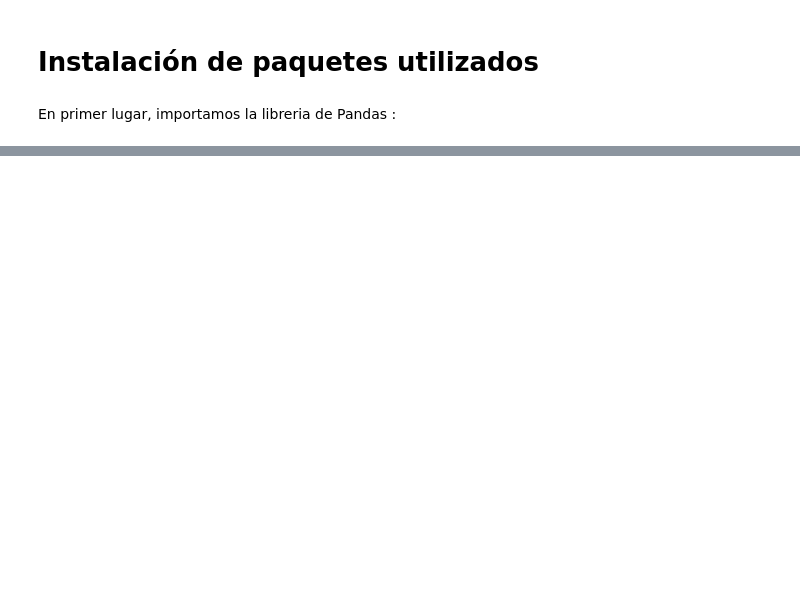
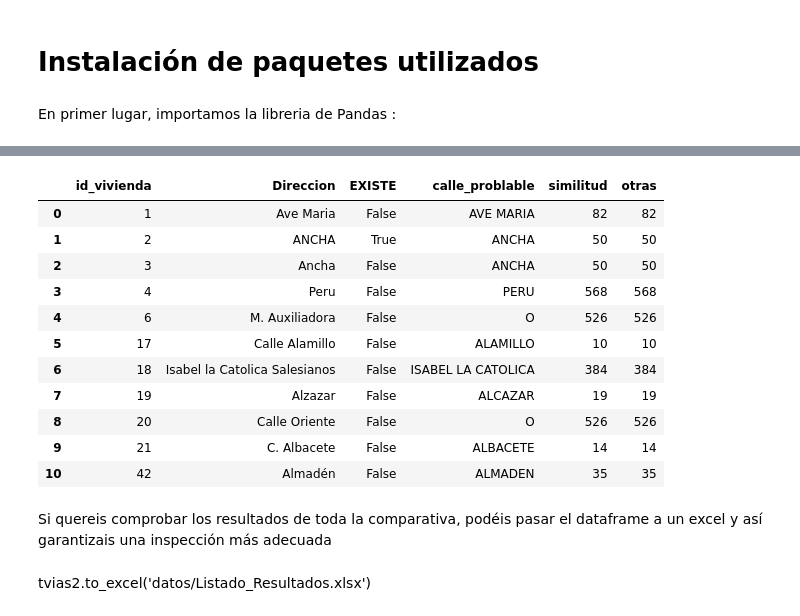
Before and after one commit to mbenaventc/FuzzyWuzzyLinkedin, a Jupyter notebook: FuzzyCoincidencias.ipynb, the cells around one changed output, grey strips where cells are left out. Cells and saved outputs as stored; diff of their text form; code cells hidden in the pictures; blank space fills up the shorter version.

```diff
--- a/FuzzyCoincidencias.ipynb
+++ b/FuzzyCoincidencias.ipynb
@@ -101,0 +175,14 @@ hr.head(35)
+# %%
+calle_probable = []
+probabilidad = []
+
+for i in tvias.Direccion:
+        ratio = process.extract( i, cvias.NOMBRE_VIA, limit=1)
+        calle_probable.append(ratio[0][0])
+        probabilidad.append(ratio[0][1])
+# %%
+
+tvias['calle_problable'] = pd.Series(calle_probable)
+tvias['similitud'] = pd.Series(probabilidad)
+
+tvias.head(15)
@@ -101,0 +302,38 @@ hr.head(35)
+# %%
+scorer_dict = { 'R':fuzz.ratio, 'PR': fuzz.partial_ratio, 'TSeR': fuzz.token_set_ratio, 'TSoR': fuzz.token_sort_ratio,
+                'PTSeR': fuzz.partial_token_set_ratio, 'PTSoR': fuzz.partial_token_sort_ratio, 'WR': fuzz.WRatio,
+                'QR': fuzz.QRatio, 'UWR': fuzz.UWRatio, 'UQR': fuzz.UQRatio }
+# %%
+def scorer_tester_function(x: dict,list: tvias2) :
+        calle_probable = []
+        probabilidad = []
+        otras = []
+        for i in tvias2.Direccion:
+                ratio = process.extract( i, cvias2.NOMBRE_VIA,limit=2, scorer=scorer_dict[x])
+                actual_email.append( ratio[0][0] )
+                similarity.append( ratio[0][1] )
+                calle_probable.append(ratio[0][0])
+                probabilidad.append(ratio[0][2])
+                otras.append(ratio[0][2])
+        tvias2['calle_problable'] = pd.Series(calle_probable)
+        tvias2['similitud'] = pd.Series(probabilidad)
+        return tvias2
+# %%
+scorer_tester_function('PR',tvias)
+# %% [output]
+|  | id_vivienda | Direccion | EXISTE | calle_problable | similitud | otras |
+| 0 | 1 | Ave Maria | False | AVE MARIA | 82 | 82 |
+| 1 | 2 | ANCHA | True | ANCHA | 50 | 50 |
+| 2 | 3 | Ancha | False | ANCHA | 50 | 50 |
+| 3 | 4 | Peru | False | PERU | 568 | 568 |
+| 4 | 6 | M. Auxiliadora | False | O | 526 | 526 |
+| 5 | 17 | Calle Alamillo | False | ALAMILLO | 10 | 10 |
+| 6 | 18 | Isabel la Catolica Salesianos | False | ISABEL LA CATOLICA | 384 | 384 |
+| 7 | 19 | Alzazar | False | ALCAZAR | 19 | 19 |
+| 8 | 20 | Calle Oriente | False | O | 526 | 526 |
+| 9 | 21 | C. Albacete | False | ALBACETE | 14 | 14 |
+| 10 | 42 | Almadén | False | ALMADEN | 35 | 35 |
+# %% [markdown]
+Si quereis comprobar los resultados de toda la comparativa, podéis pasar el dataframe a un excel y así garantizais una inspección más adecuada
+# %% [markdown]
+tvias2.to_excel('datos/Listado_Resultados.xlsx')
```
Also changed, not shown: parts of 42 cells of this notebook, 2 other files.
